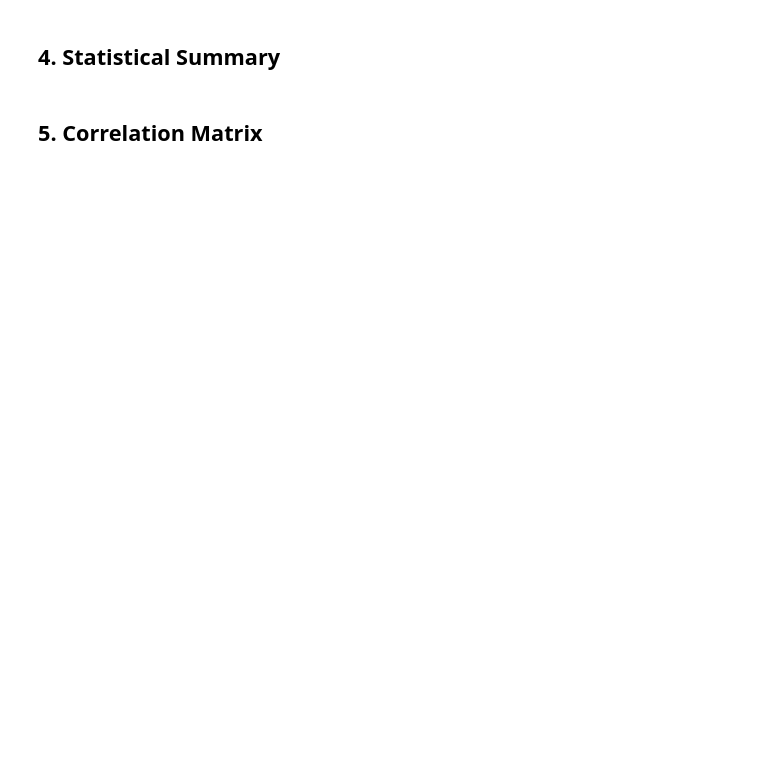
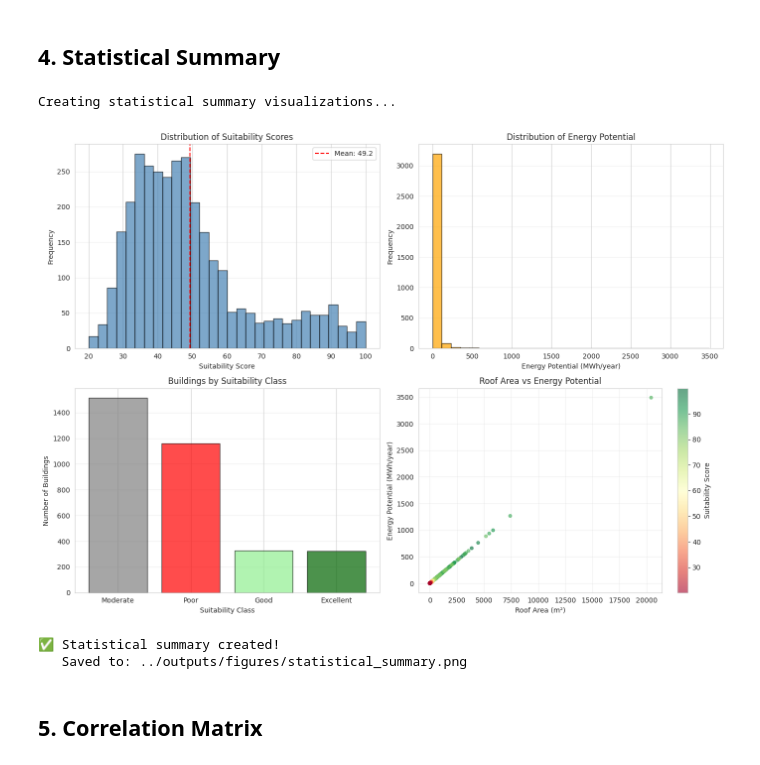
Before and after one commit to ValOnyando/ITC-Solar-Panel-Suitability-Mapping, a Jupyter notebook: notebooks/03_visualization_demo.ipynb, the cells around one changed output. Drawn from its saved outputs; the diff is of its cells as text; code cells hidden in the pictures; blank space fills up the shorter version.

```diff
--- a/notebooks/03_visualization_demo.ipynb
+++ b/notebooks/03_visualization_demo.ipynb
@@ -15,7 +216,63 @@
 # %% [markdown]
 ## 4. Statistical Summary
 # %%
-# TODO: Create correlation heatmap
+# Create statistical summary visualizations
+print("Creating statistical summary visualizations...")
+
+# 1. Distribution plots
+fig, axes = plt.subplots(2, 2, figsize=(14, 10))
+
+# Suitability score distribution
+axes[0, 0].hist(ranked_buildings['suitability_score'], bins=30, color='steelblue',
+                alpha=0.7, edgecolor='black')
+axes[0, 0].set_xlabel('Suitability Score')
+axes[0, 0].set_ylabel('Frequency')
+axes[0, 0].set_title('Distribution of Suitability Scores')
+axes[0, 0].axvline(ranked_buildings['suitability_score'].mean(),
+                    color='red', linestyle='--', label=f"Mean: {ranked_buildings['suitability_score'].mean():.1f}")
+axes[0, 0].legend()
+axes[0, 0].grid(True, alpha=0.3, axis='y')
+
+# Energy potential distribution
+axes[0, 1].hist(ranked_buildings['energy_potential']/1000, bins=30, color='orange',
+                alpha=0.7, edgecolor='black')
+axes[0, 1].set_xlabel('Energy Potential (MWh/year)')
+axes[0, 1].set_ylabel('Frequency')
+axes[0, 1].set_title('Distribution of Energy Potential')
+axes[0, 1].grid(True, alpha=0.3, axis='y')
+
+# Classification counts
+class_counts = ranked_buildings['suitability_class'].value_counts()
+colors_map = {'Excellent': 'darkgreen', 'Good': 'lightgreen', 'Fair': 'orange', 'Poor': 'red'}
+class_colors = [colors_map.get(cls, 'gray') for cls in class_counts.index]
+axes[1, 0].bar(class_counts.index, class_counts.values, color=class_colors, alpha=0.7, edgecolor='black')
+axes[1, 0].set_xlabel('Suitability Class')
+axes[1, 0].set_ylabel('Number of Buildings')
+axes[1, 0].set_title('Buildings by Suitability Class')
+axes[1, 0].grid(True, alpha=0.3, axis='y')
+
+# Roof area vs Energy potential
+scatter = axes[1, 1].scatter(ranked_buildings['roof_area'],
+                             ranked_buildings['energy_potential']/1000,
+                             c=ranked_buildings['suitability_score'],
+                             cmap='RdYlGn', alpha=0.6, s=20)
+axes[1, 1].set_xlabel('Roof Area (m²)')
+axes[1, 1].set_ylabel('Energy Potential (MWh/year)')
+axes[1, 1].set_title('Roof Area vs Energy Potential')
+axes[1, 1].grid(True, alpha=0.3)
+plt.colorbar(scatter, ax=axes[1, 1], label='Suitability Score')
+
+plt.tight_layout()
+plt.savefig("../outputs/figures/statistical_summary.png", dpi=300, bbox_inches='tight')
+plt.show()
+
+print(f"✅ Statistical summary created!")
+print(f"   Saved to: ../outputs/figures/statistical_summary.png")
+# %% [output]
+Creating statistical summary visualizations...
+[figure, added]
+✅ Statistical summary created!
+   Saved to: ../outputs/figures/statistical_summary.png
 # %% [markdown]
 ## 5. Correlation Matrix
 # %%
```
Also changed, not shown: parts of 17 cells of this notebook, 41 other files.
